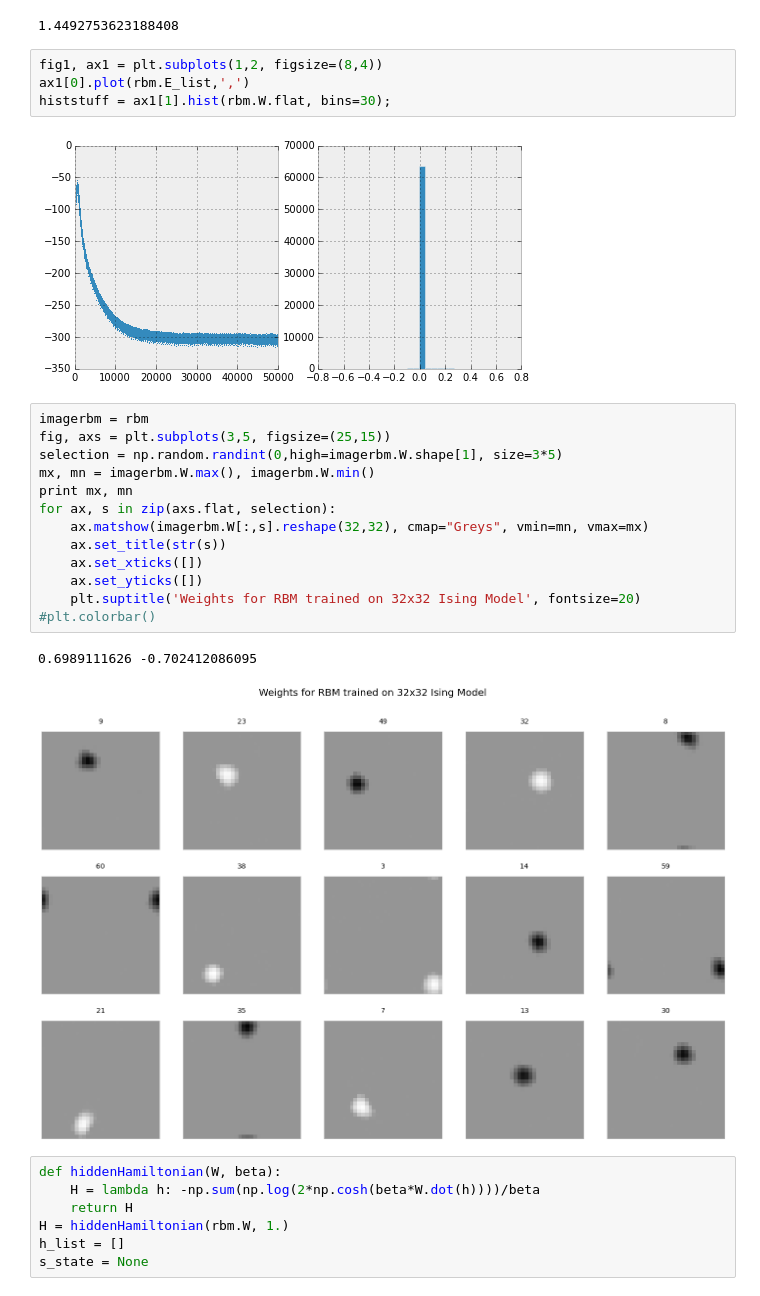
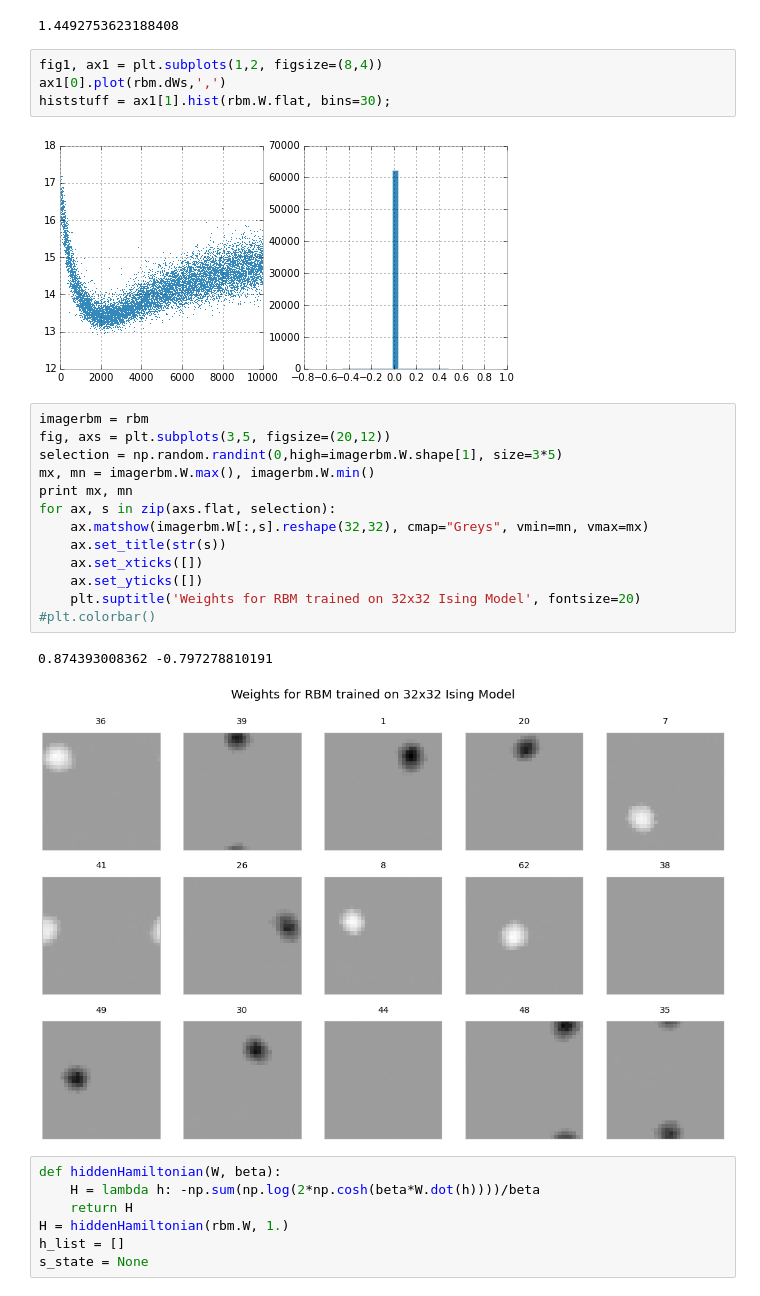
Before and after one commit to colinclement/cudaRBM, a Jupyter notebook: code/python/nbRBM.ipynb, the cells around one changed output. Drawn from its saved outputs; the diff is of its cells as text.

```diff
--- a/code/python/nbRBM.ipynb
+++ b/code/python/nbRBM.ipynb
@@ -109,13 +108,13 @@ AttributeError: 'AxesSubplot' object has no attribute 'yscale'
 1.4492753623188408
 # %%
 fig1, ax1 = plt.subplots(1,2, figsize=(8,4))
-ax1[0].plot(rbm.E_list,',')
+ax1[0].plot(rbm.dWs,',')
 histstuff = ax1[1].hist(rbm.W.flat, bins=30);
 # %% [output]
-[figure, old version]
+[figure, new version]
 # %%
 imagerbm = rbm
-fig, axs = plt.subplots(3,5, figsize=(25,15))
+fig, axs = plt.subplots(3,5, figsize=(20,12))
 selection = np.random.randint(0,high=imagerbm.W.shape[1], size=3*5)
 mx, mn = imagerbm.W.max(), imagerbm.W.min()
 print mx, mn
@@ -127,8 +126,8 @@ for ax, s in zip(axs.flat, selection):
     plt.suptitle('Weights for RBM trained on 32x32 Ising Model', fontsize=20)
 #plt.colorbar()
 # %% [output]
-0.6989111626 -0.702412086095
+0.874393008362 -0.797278810191
-[figure, old version]
+[figure, new version]
 # %%
 def hiddenHamiltonian(W, beta):
     H = lambda h: -np.sum(np.log(2*np.cosh(beta*W.dot(h))))/beta
```
Also changed, not shown: parts of 17 cells of this notebook, 2 other files.
